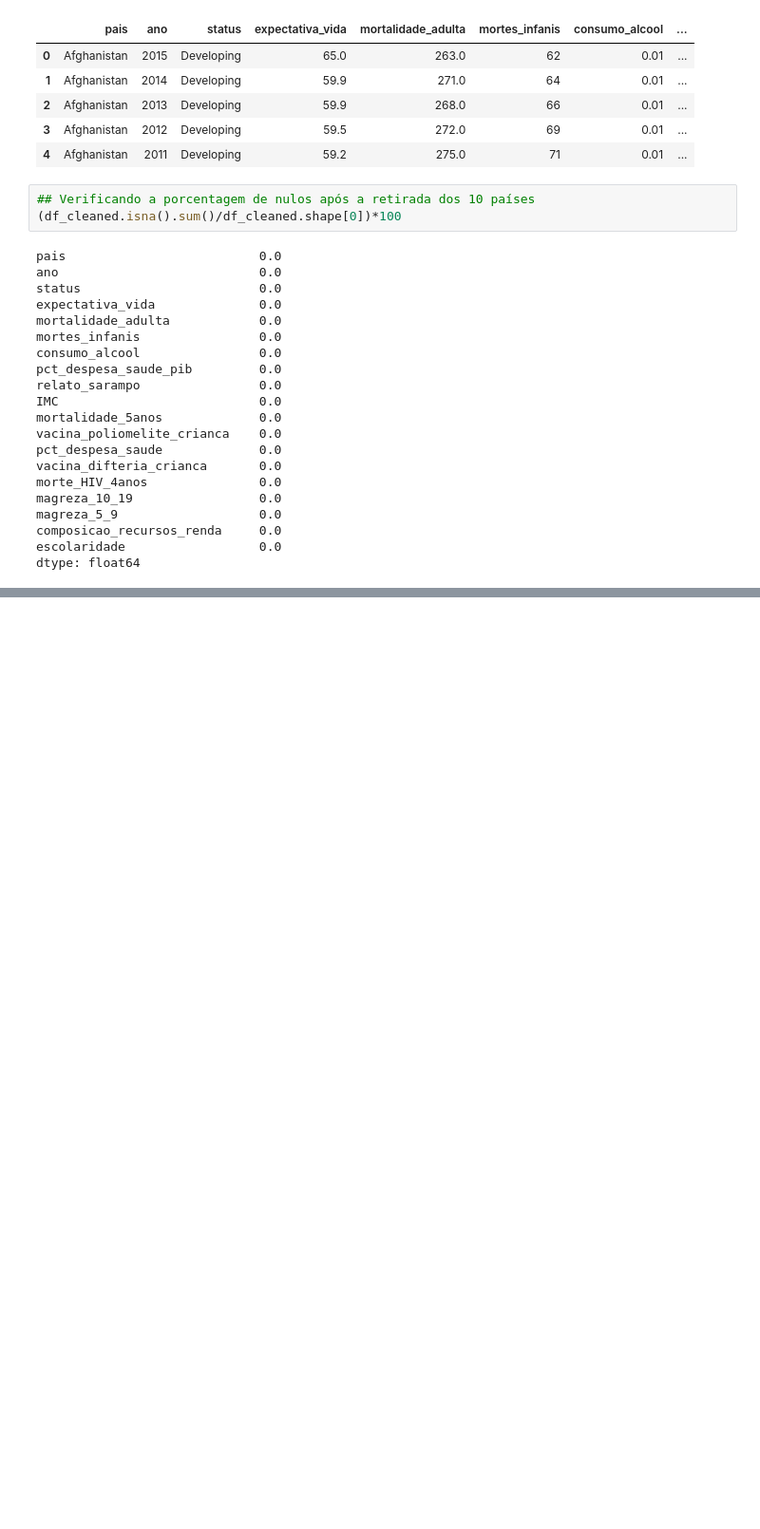
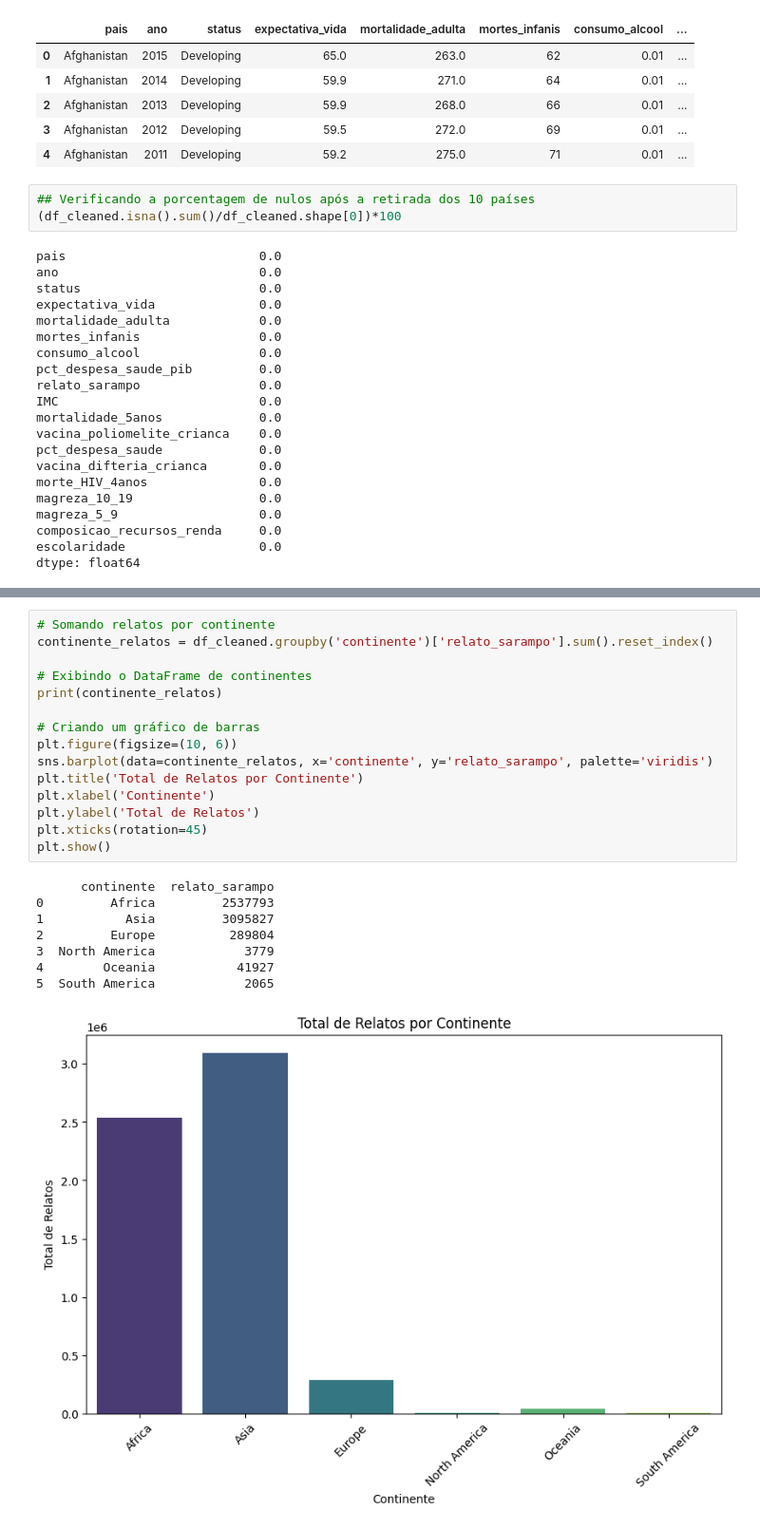
Before and after one commit to MariaLuizaLogrado/machine_learning_ufpr, a Jupyter notebook: teste.ipynb, the cells around one changed output, grey strips where cells are left out. Shown at 95% size. Saved outputs shown, nothing was run; the diff lists cells and outputs as text; blank space fills up the shorter version.

```diff
--- a/teste.ipynb
+++ b/teste.ipynb
@@ -773,0 +612,24 @@ df_cleaned[df_cleaned['morte_HIV_4anos'] >= 20]
+# %%
+# Somando relatos por continente
+continente_relatos = df_cleaned.groupby('continente')['relato_sarampo'].sum().reset_index()
+
+# Exibindo o DataFrame de continentes
+print(continente_relatos)
+
+# Criando um gráfico de barras
+plt.figure(figsize=(10, 6))
+sns.barplot(data=continente_relatos, x='continente', y='relato_sarampo', palette='viridis')
+plt.title('Total de Relatos por Continente')
+plt.xlabel('Continente')
+plt.ylabel('Total de Relatos')
+plt.xticks(rotation=45)
+plt.show()
+# %% [output]
+      continente  relato_sarampo
+0         Africa         2537793
+1           Asia         3095827
+2         Europe          289804
+3  North America            3779
+4        Oceania           41927
+5  South America            2065
+[figure, added]
```
Also changed, not shown: parts of 73 cells of this notebook, 1 other file.
